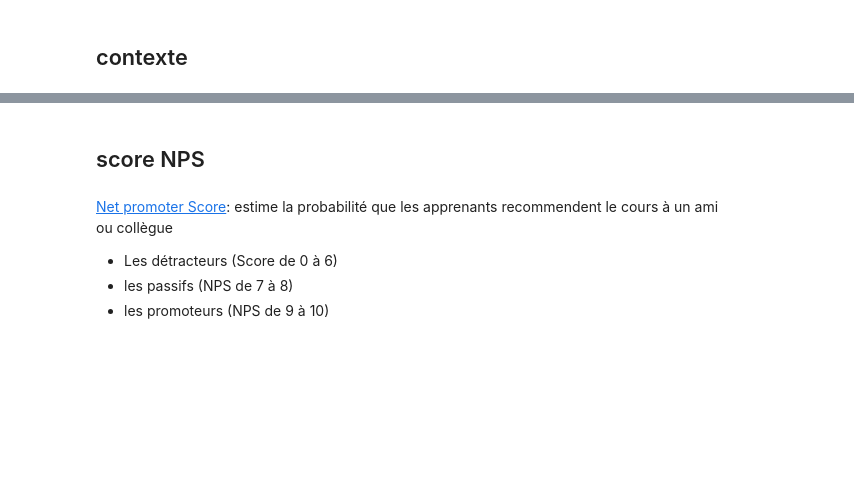
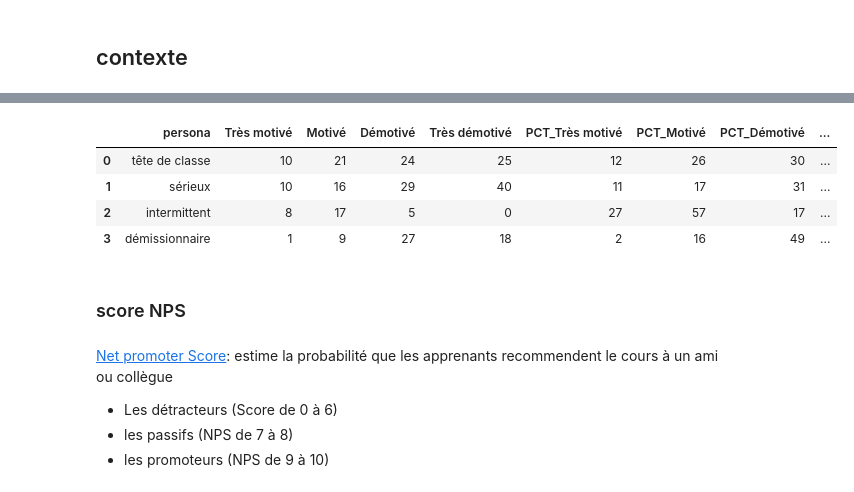
Before and after one commit to selimrbd/P7-forma-IRC, a Jupyter notebook: src/2-analysis.ipynb, the cells around one changed output, grey strips where cells are left out. Saved outputs shown, nothing was run; the diff lists cells and outputs as text; code cells hidden in the pictures; blank space fills up the shorter version.

```diff
--- a/src/2-analysis.ipynb
+++ b/src/2-analysis.ipynb
@@ -249,0 +265,13 @@ plot_horizontal_barchart(cats, abs_nps_tx[mes], top_labels, inv_cats=ic, inv_val
+# %%
+df_perf = pd.DataFrame({"métrique": ["note moyenne"]})
+for i in range(1, 6):
+    df_perf[f"module {i}"] = df[f"REV{i}"].mean()
+df_perf["examen final"] = df["REV6"].mean()
+col_modules = [f"module {i}" for i in range(1, 6)]
+df_perf["moyenne sur les 5 modules"] = df_perf[col_modules].mean(axis = 1)
+df_perf["moyenne globale"] = df_perf[col_modules + ["examen final"]].mean(axis = 1)
+for c in df_perf.columns:
+    if c != "métrique":
+        df_perf[c] = df_perf[c].apply(format_round)
+df_perf.to_csv(path_outputs / "perf_academique.csv")
+df_perf
@@ -249,0 +362,21 @@ plot_horizontal_barchart(cats, abs_nps_tx[mes], top_labels, inv_cats=ic, inv_val
+# %%
+df_persona_motiv = pd.DataFrame({"persona": personas.keys()})
+metric = "motivation"
+df_plot = df_persona_motiv
+labels["likert_motiv"] = ["Très motivé", "Motivé", "Démotivé", "Très démotivé"]
+
+for i in range(1, 5):
+    lab = labels["likert_motiv"][i-1]
+    df_plot[lab] = [sum([(df[f"{metric}.EV{i_mod}"].loc[df[f"persona_{pl}"]] == i).sum() for i_mod in range(1, 6)]) for pl in df_plot["persona"]]
+for l in labels["likert_motiv"]:
+    df_plot[f"PCT_{l}"] = df_plot[l] / df_plot[labels["likert_motiv"]].sum(axis=1)
+    df_plot[f"PCT_{l}"] = df_plot[f"PCT_{l}"].apply(format_pct)
+df_plot["note_moyenne"] = sum([df_plot[labels["likert_motiv"][i-1]]*i for i in range(1, 5)]) / df_plot[labels["likert_motiv"]].sum(axis=1)
+df_plot["note_moyenne"] = df_plot["note_moyenne"].apply(format_round)
+df_persona_motiv
+# %% [output]
+|  | persona | Très motivé | Motivé | Démotivé | Très démotivé | PCT_Très motivé | PCT_Motivé | PCT_Démotivé | ... |
+| 0 | tête de classe | 10 | 21 | 24 | 25 | 12 | 26 | 30 | ... |
+| 1 | sérieux | 10 | 16 | 29 | 40 | 11 | 17 | 31 | ... |
+| 2 | intermittent | 8 | 17 | 5 | 0 | 27 | 57 | 17 | ... |
+| 3 | démissionnaire | 1 | 9 | 27 | 18 | 2 | 16 | 49 | ... |
@@ -250,5 +387,5 @@ plot_horizontal_barchart(cats, abs_nps_tx[mes], top_labels, inv_cats=ic, inv_val
 # %% [markdown]
-## score NPS
+### score NPS
 # %% [markdown]
 [Net promoter Score](https://fr.wikipedia.org/wiki/Net_Promoter_Score): estime la probabilité que les apprenants recommendent le cours à un ami ou collègue
 - Les détracteurs (Score de 0 à 6)
```
Also changed, not shown: parts of 60 cells of this notebook, 1 other file.
